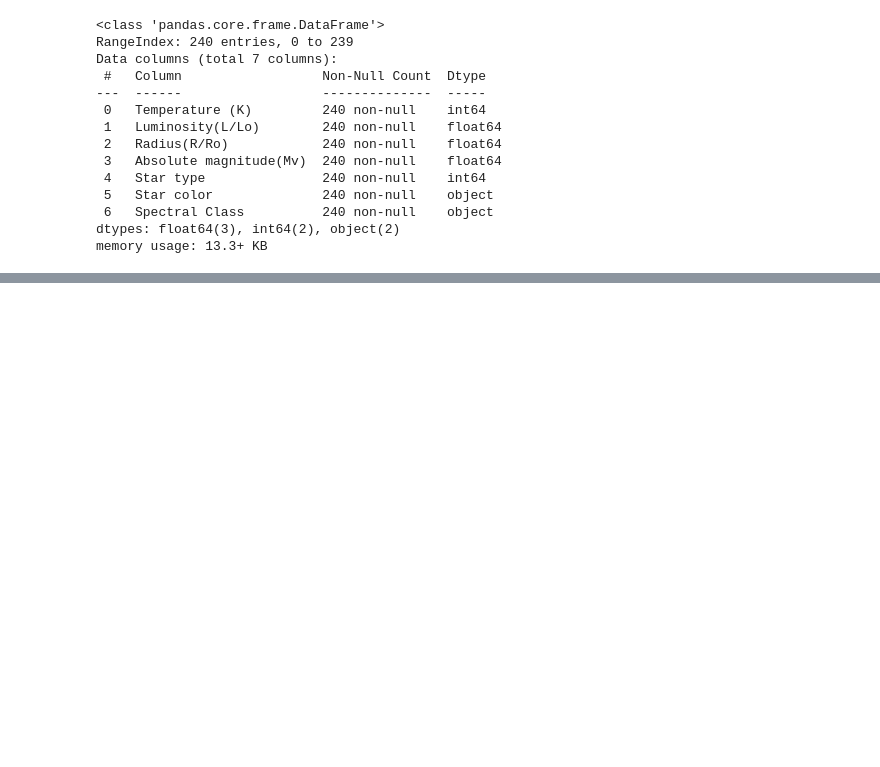
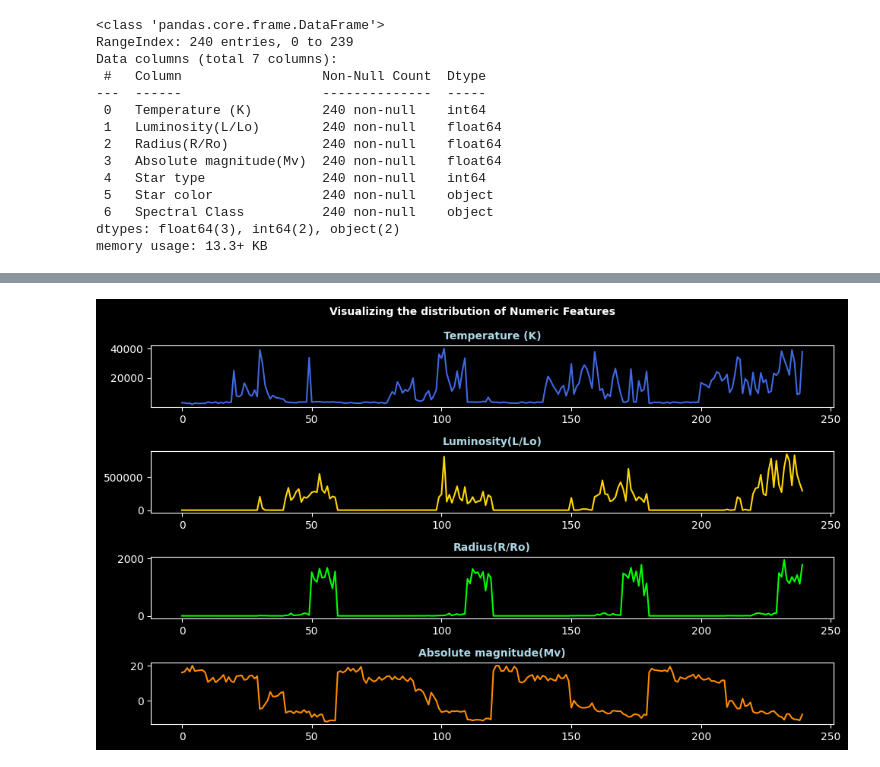
Before and after one commit to tnosekk/Astronomical_Data, a Jupyter notebook: Astronomical_Data.jpynb.ipynb, the cells around one changed output, grey strips where cells are left out. Drawn from its saved outputs; the diff is of its cells as text; code cells hidden in the pictures; blank space fills up the shorter version.

```diff
--- a/Astronomical_Data.jpynb.ipynb
+++ b/Astronomical_Data.jpynb.ipynb
@@ -81,0 +108,16 @@ plt.show()
+# %%
+# line plot
+
+plt.figure(figsize=(10,6))
+colors = ['royalblue','gold','lime','darkorange']
+plt.suptitle('Visualizing the distribution of Numeric Features',
+             color='white',
+             weight='bold',
+             fontsize='10')
+for i in range(4):
+    line_subplot(star_df,colors,i)
+plt.tight_layout()
+
+plt.savefig(base_dir + 'line_plot.png')
+# %% [output]
+[figure, added]
```
Also changed, not shown: parts of 7 cells of this notebook, 4 other files.
